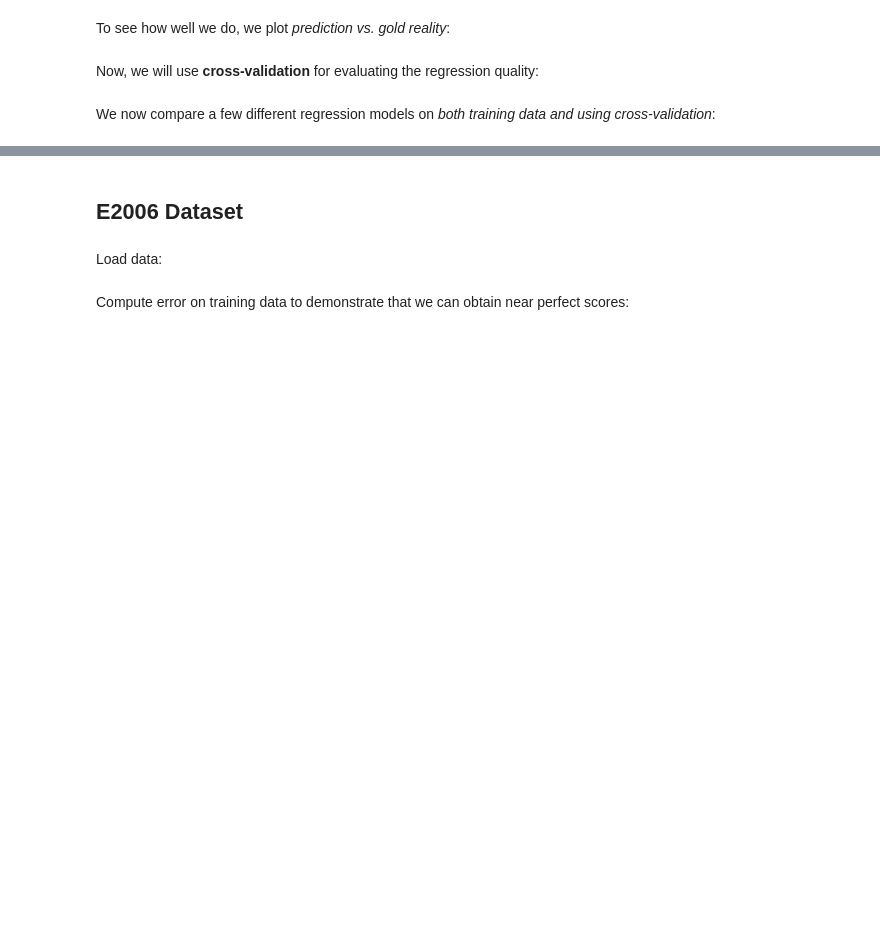
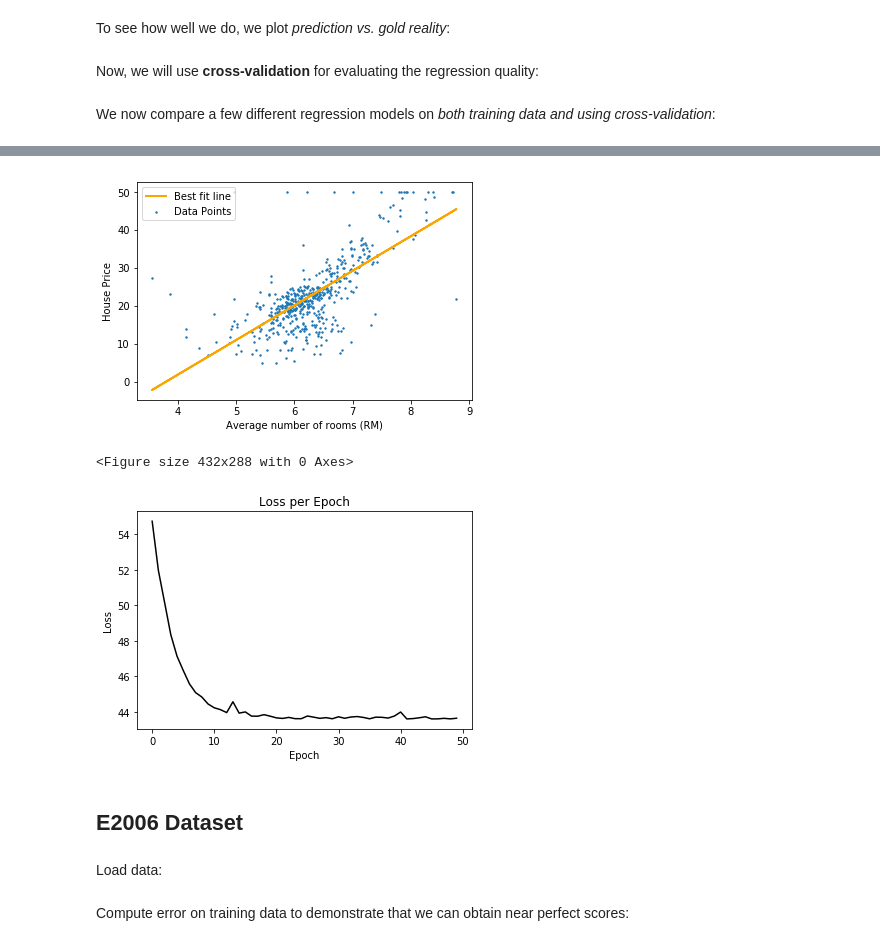
Before and after one commit to luispedro/BuildingMachineLearningSystemsWithPython, a Jupyter notebook: ch03_3rd/chapter_03.ipynb, the cells around one changed output, grey strips where cells are left out. Drawn from its saved outputs; the diff is of its cells as text; code cells hidden in the pictures; blank space fills up the shorter version.

Commit message:
Adding Tensorflow example for linear regression

```diff
--- a/ch03_3rd/chapter_03.ipynb
+++ b/ch03_3rd/chapter_03.ipynb
@@ -134,0 +162,21 @@ fig.savefig('REGRESSION_FIG_03.png')
+# %%
+# Creation of the graph
+model_output = tf.matmul(X, A) + b
+
+loss = tf.reduce_mean(tf.square(Y - model_output))
+
+# Uncomment to get Ridge or Lasso
+"""
+beta = 0.005
+regularizer = tf.nn.l2_loss(A)
+loss = loss + beta * regularizer
+"""
+"""
+beta = 0.5
+regularizer = tf.reduce_mean(tf.abs(A))
+loss = loss + beta * regularizer
+"""
+
+grad_speed = 1e-3
+my_opt = tf.train.GradientDescentOptimizer(grad_speed)
+train_step = my_opt.minimize(loss)
@@ -135,3 +240,30 @@ fig.savefig('REGRESSION_FIG_03.png')
+# %%
+# Plot 1D best fit
+
+fig,ax = plt.subplots()
+ax.set_xlabel("Average number of rooms (RM)")
+ax.set_ylabel("House Price")
+
+ax.scatter(x, y, s=2, label='Data Points')
+ax.plot(x, np.array(best_fit), '-', lw=2, color="#f9a602", label='Best fit line')
+ax.legend(loc='upper left')
+
+fig.savefig('REGRESSION_FIG_06.png')
+
+# Plot loss over time
+plt.figure()
+fig,ax = plt.subplots()
+ax.set_title('Loss per Epoch')
+ax.set_xlabel('Epoch')
+ax.set_ylabel('Loss')
+
+ax.plot(loss_vec, 'k-')
+
+fig.savefig('REGRESSION_FIG_07.png')
+# %% [output]
+[figure, added]
+<Figure size 432x288 with 0 Axes>
+[figure, added]
 # %% [markdown]
 ## E2006 Dataset
 # %% [markdown]
```
Also changed, not shown: parts of 7 cells of this notebook.
